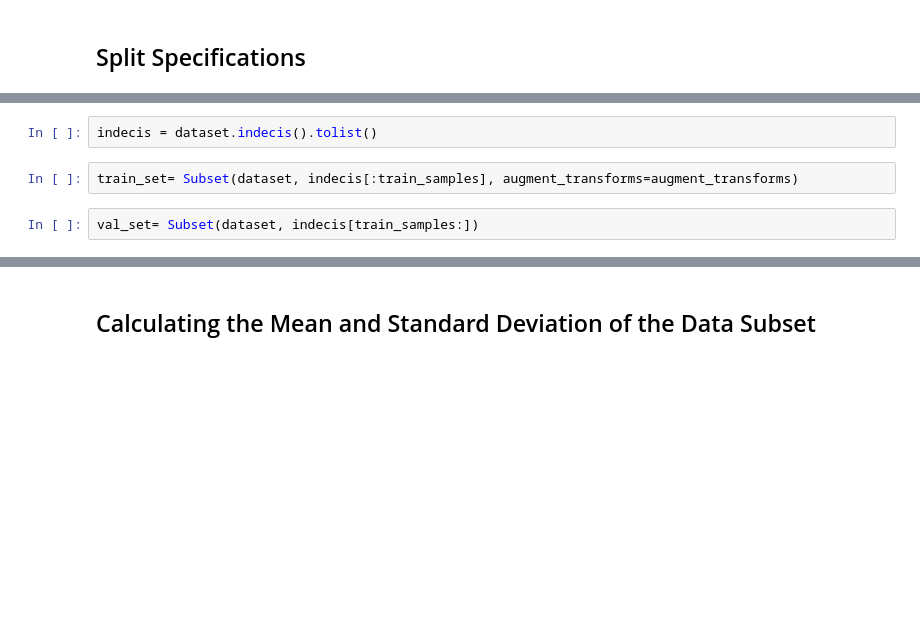
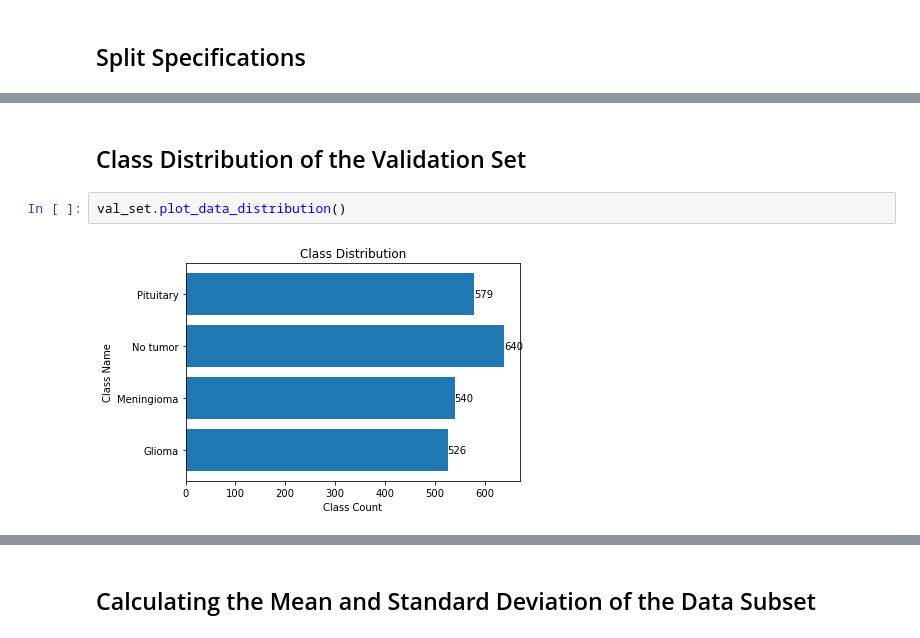
Before and after one commit to Mouafak-Khaled/Brain-Tumor-Classification-Using-CNN, a Jupyter notebook: train.ipynb, the cells around one changed output, grey strips where cells are left out. Drawn from its saved outputs; the diff is of its cells as text; blank space fills up the shorter version.

```diff
--- a/train.ipynb
+++ b/train.ipynb
@@ -69,6 +90,6 @@ print(f"num_samples: {num_samples}, \ntrain_samples : {train_samples},\nval_samp
+# %% [markdown]
+## Class Distribution of the Validation Set
 # %%
-indecis = dataset.indecis().tolist()
+val_set.plot_data_distribution()
+# %% [output]
+[figure, added]
-# %%
-train_set= Subset(dataset, indecis[:train_samples], augment_transforms=augment_transforms)
-# %%
-val_set= Subset(dataset, indecis[train_samples:])
```
Also changed, not shown: parts of 39 cells of this notebook, 5 other files.
